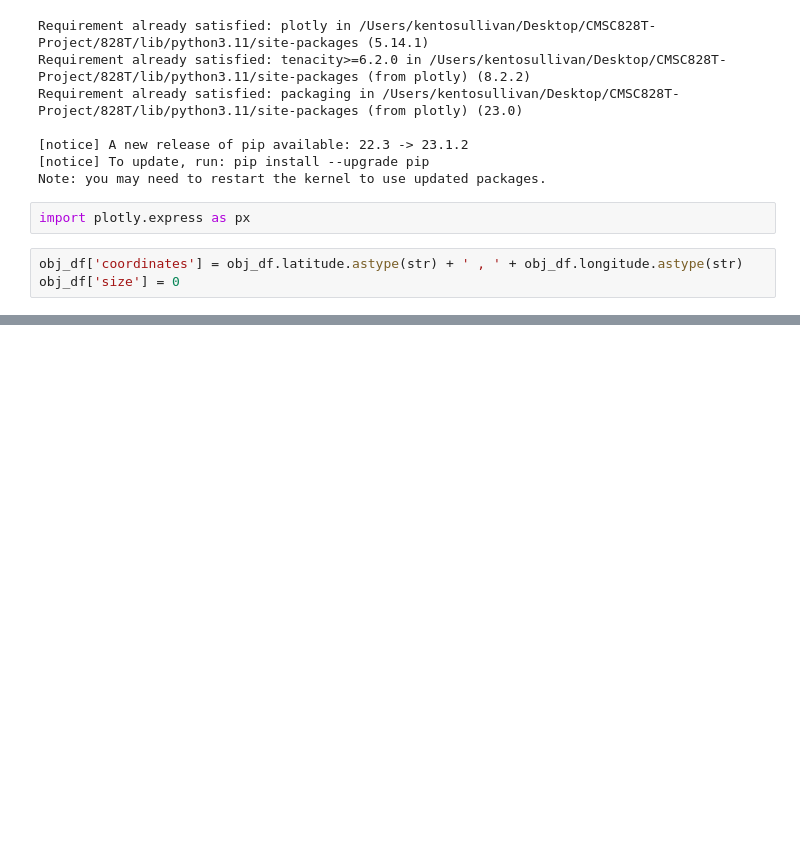
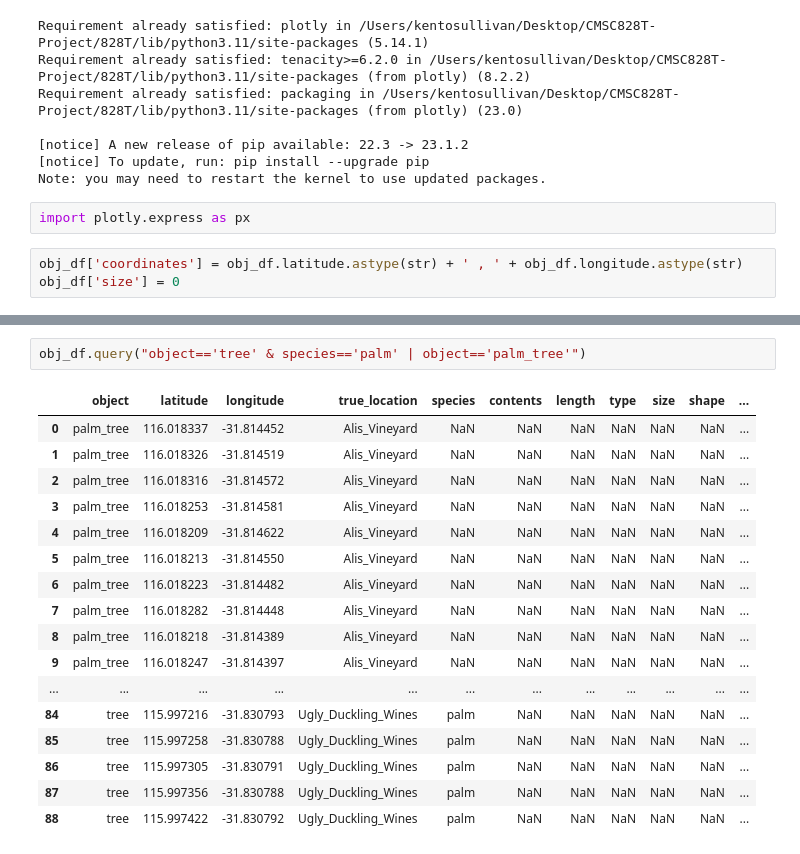
Before and after one commit to osullik/GESTALT, a Jupyter notebook: code/vizualizations.ipynb, the cells around one changed output, grey strips where cells are left out. Cells and saved outputs as stored; diff of their text form; blank space fills up the shorter version.

```diff
--- a/code/vizualizations.ipynb
+++ b/code/vizualizations.ipynb
@@ -191,0 +553,20 @@ Note: you may need to restart the kernel to use updated packages.
+# %%
+obj_df.query("object=='tree' & species=='palm' | object=='palm_tree'")
+# %% [output]
+|  | object | latitude | longitude | true_location | species | contents | length | type | size | shape | ... |
+| 0 | palm_tree | 116.018337 | -31.814452 | Alis_Vineyard | NaN | NaN | NaN | NaN | NaN | NaN | ... |
+| 1 | palm_tree | 116.018326 | -31.814519 | Alis_Vineyard | NaN | NaN | NaN | NaN | NaN | NaN | ... |
+| 2 | palm_tree | 116.018316 | -31.814572 | Alis_Vineyard | NaN | NaN | NaN | NaN | NaN | NaN | ... |
+| 3 | palm_tree | 116.018253 | -31.814581 | Alis_Vineyard | NaN | NaN | NaN | NaN | NaN | NaN | ... |
+| 4 | palm_tree | 116.018209 | -31.814622 | Alis_Vineyard | NaN | NaN | NaN | NaN | NaN | NaN | ... |
+| 5 | palm_tree | 116.018213 | -31.814550 | Alis_Vineyard | NaN | NaN | NaN | NaN | NaN | NaN | ... |
+| 6 | palm_tree | 116.018223 | -31.814482 | Alis_Vineyard | NaN | NaN | NaN | NaN | NaN | NaN | ... |
+| 7 | palm_tree | 116.018282 | -31.814448 | Alis_Vineyard | NaN | NaN | NaN | NaN | NaN | NaN | ... |
+| 8 | palm_tree | 116.018218 | -31.814389 | Alis_Vineyard | NaN | NaN | NaN | NaN | NaN | NaN | ... |
+| 9 | palm_tree | 116.018247 | -31.814397 | Alis_Vineyard | NaN | NaN | NaN | NaN | NaN | NaN | ... |
+| ... | ... | ... | ... | ... | ... | ... | ... | ... | ... | ... | ... |
+| 84 | tree | 115.997216 | -31.830793 | Ugly_Duckling_Wines | palm | NaN | NaN | NaN | NaN | NaN | ... |
+| 85 | tree | 115.997258 | -31.830788 | Ugly_Duckling_Wines | palm | NaN | NaN | NaN | NaN | NaN | ... |
+| 86 | tree | 115.997305 | -31.830791 | Ugly_Duckling_Wines | palm | NaN | NaN | NaN | NaN | NaN | ... |
+| 87 | tree | 115.997356 | -31.830788 | Ugly_Duckling_Wines | palm | NaN | NaN | NaN | NaN | NaN | ... |
+| 88 | tree | 115.997422 | -31.830792 | Ugly_Duckling_Wines | palm | NaN | NaN | NaN | NaN | NaN | ... |
```
Also changed, not shown: parts of 44 cells of this notebook, 2 other files.
